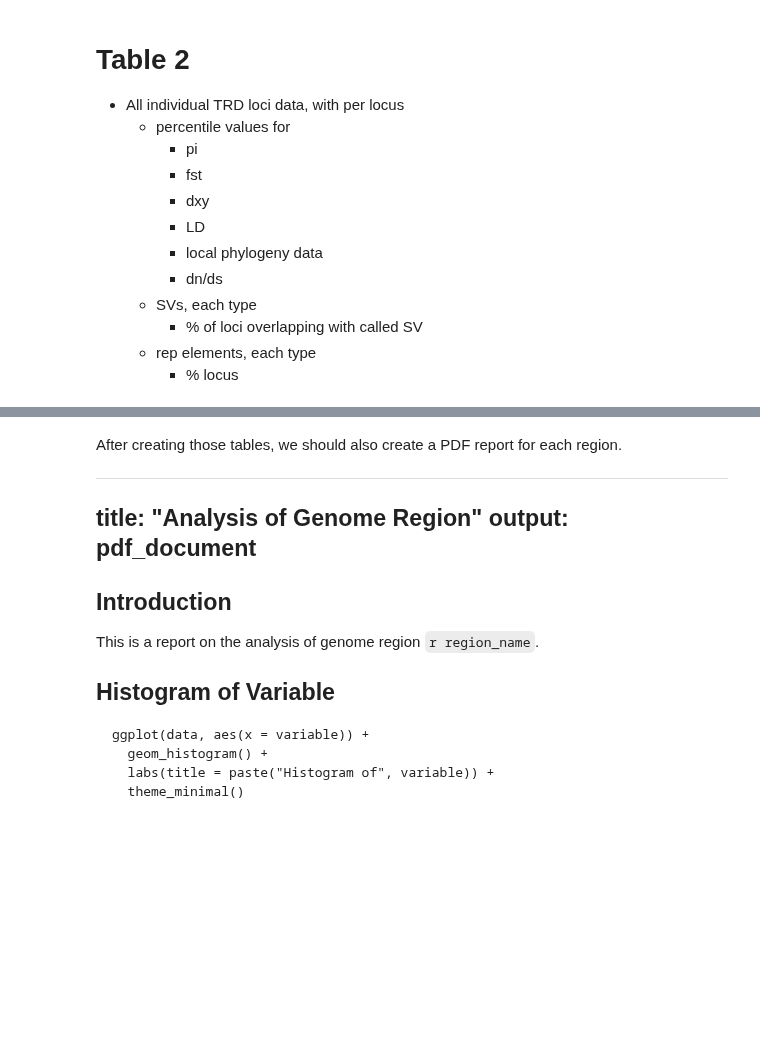
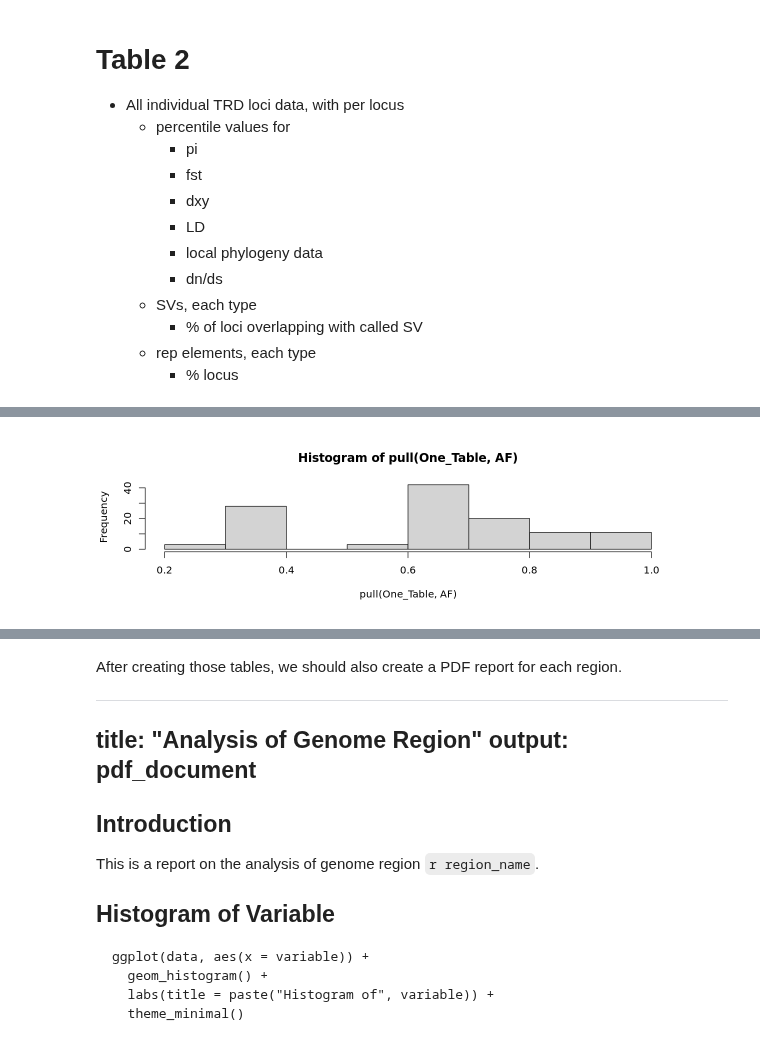
Before and after one commit to jnrunge/TRD, a Jupyter notebook: 03_GenomicSignals/03_PutItAllTogether.ipynb, the cells around one changed output, grey strips where cells are left out. Saved outputs shown, nothing was run; the diff lists cells and outputs as text; code cells hidden in the pictures; blank space fills up the shorter version.

```diff
--- a/03_GenomicSignals/03_PutItAllTogether.ipynb
+++ b/03_GenomicSignals/03_PutItAllTogether.ipynb
@@ -35,0 +50,21 @@ We create two tables with the following data:
+# %%
+# merge data from the different analysis to a per-TRD-locus table
+
+# local phylogeny
+
+LP_file<-"/home/jnrunge/data/trd/local_phylogenies_trd_analysis/TRD_regions_with_LP_data.csv.gz"
+One_Table<-fread(LP_file)
+
+
+# SVs
+
+SV_files<-list.files("/home/jnrunge/data/trd/SV_analysis",
+                    "SV_data.RDS$", full.names=TRUE)
+SV_data<-data.table()
+for(f in SV_files){
+    SV_data<-bind_rows(SV_data, readRDS(f))
+}
+SV_data_summary<-SV_data%>%filter(!is.na(TYPE))%>%
+group_by(cross,ID,TYPE,source)%>%summarize(sum_LEN_rel=sum(LEN_rel))
+
+head(SV_data_summary)
@@ -35,0 +93,21 @@ We create two tables with the following data:
+# %%
+# we need to know which direction the distortion is and how strong it is
+# to distinguish different cases
+
+# just add AF to all TRD regions
+
+One_Table<-mutate(One_Table, AF=NA)
+
+for(i in 1:nrow(One_Table)){
+    OT_slice<-slice(One_Table, i)
+    AF_file<-paste0("/home/jnrunge/data/TRD/results/shiny/",pull(OT_slice, cross),"-AF.csv.gz")
+    AF<-fread(AF_file)
+    AF<-filter(AF, chr==pull(OT_slice,chr) & global_pos >= pull(OT_slice, global_start) & global_pos <= pull(OT_slice, global_end))
+    AF_value<-mean(pull(AF,AD_A1)/pull(AF,sumCount))
+    One_Table<-mutate(One_Table, AF=ifelse(ID==pull(OT_slice,ID) & cross == pull(OT_slice, cross),
+                                           AF_value, AF))
+}
+
+hist(pull(One_Table, AF))
+# %% [output]
+[figure, added]
```
Also changed, not shown: parts of 12 cells of this notebook, 6 other files.
